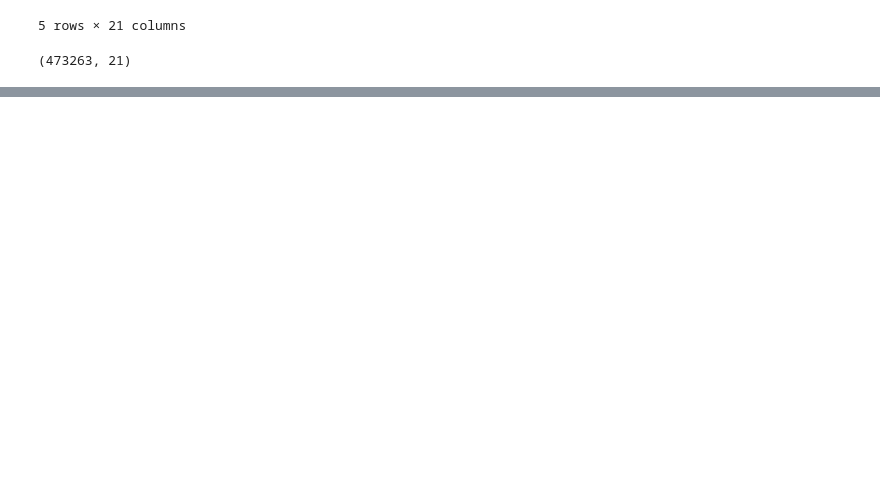
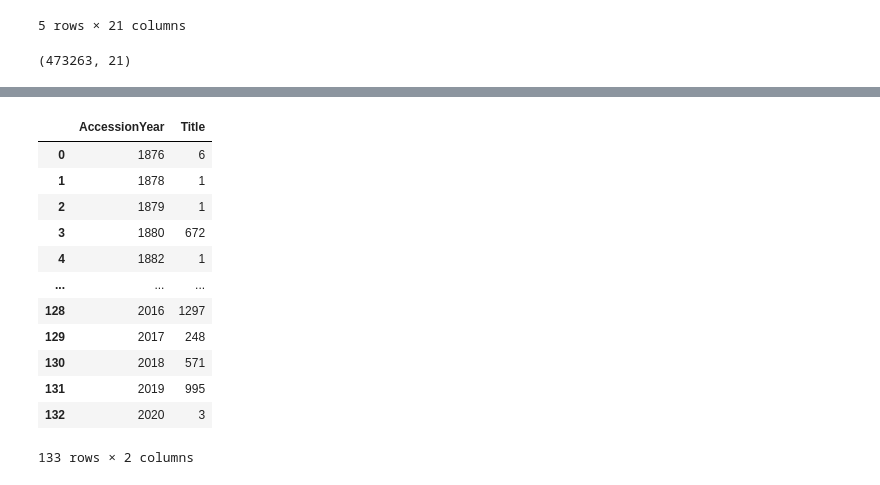
Before and after one commit to Aubrey-Li/METDataAnalysis, a Jupyter notebook: MET.ipynb, the cells around one changed output, grey strips where cells are left out. Drawn from its saved outputs; the diff is of its cells as text; code cells hidden in the pictures; blank space fills up the shorter version.

```diff
--- a/MET.ipynb
+++ b/MET.ipynb
@@ -182,0 +289,19 @@ met.shape
+# %%
+#met_year_data = met.groupby("AccessionYear")["Title"].count()
+#met_year_data
+met_mini_data = met[["AccessionYear", "Title"]].groupby("AccessionYear", as_index=False).count()
+met_mini_data
+# %% [output]
+|  | AccessionYear | Title |
+| 0 | 1876 | 6 |
+| 1 | 1878 | 1 |
+| 2 | 1879 | 1 |
+| 3 | 1880 | 672 |
+| 4 | 1882 | 1 |
+| ... | ... | ... |
+| 128 | 2016 | 1297 |
+| 129 | 2017 | 248 |
+| 130 | 2018 | 571 |
+| 131 | 2019 | 995 |
+| 132 | 2020 | 3 |
+133 rows × 2 columns
```
Also changed, not shown: parts of 10 cells of this notebook.
